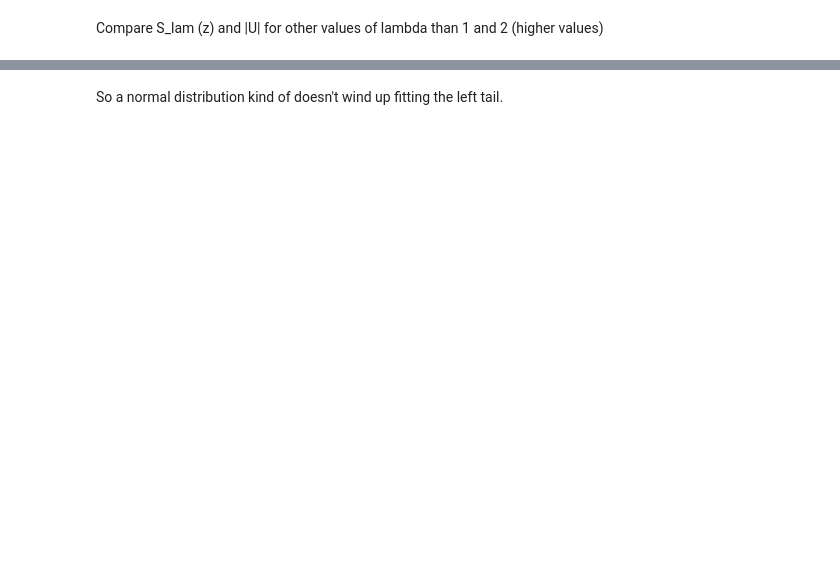
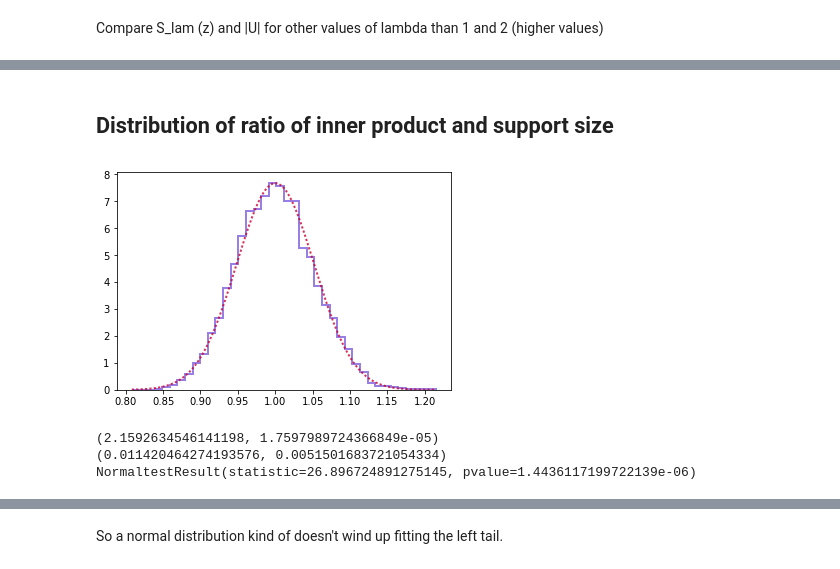
Before and after one commit to asberk/empirical-lasso-mse, a Jupyter notebook: python/Order statistics round 2.ipynb, the cells around one changed output, grey strips where cells are left out. Drawn from its saved outputs; the diff is of its cells as text; code cells hidden in the pictures; blank space fills up the shorter version.

```diff
--- a/python/Order statistics round 2.ipynb
+++ b/python/Order statistics round 2.ipynb
@@ -336,0 +352,19 @@ qqplot(ssipRatio_Sample);
+# %% [markdown]
+## Distribution of ratio of inner product and support size
+# %%
+mu_ssipR = ssipRatio_Sample['ratio'].mean()
+sigma_ssipR = ssipRatio_Sample['ratio'].std()
+ssip_xR = np.linspace(ssipRatio_Sample['ratio'].min(), ssipRatio_Sample['ratio'].max(), 1001);
+ssip_pdfR = norm.pdf((ssip_xR - mu_ssipR)/sigma_ssipR);
+plt.hist(ssipRatio_Sample['ratio'], normed=True, bins=40, color=(.2, 0, .8, .5), lw=2, histtype='step');
+plt.plot(ssip_xR, ssip_pdfR/sigma_ssipR, ':', lw=2, color=(.8, 0, .2, .8));
+# %% [output]
+[figure, added]
+# %%
+print(normal_ad(ssipRatio_Sample['ratio']))
+print(lillifors(ssipRatio_Sample['ratio']))
+print(normaltest(ssipRatio_Sample['ratio']))
+# %% [output]
+(2.1592634546141198, 1.7597989724366849e-05)
+(0.011420464274193576, 0.0051501683721054334)
+NormaltestResult(statistic=26.896724891275145, pvalue=1.4436117199722139e-06)
```
Also changed, not shown: parts of 22 cells of this notebook.
